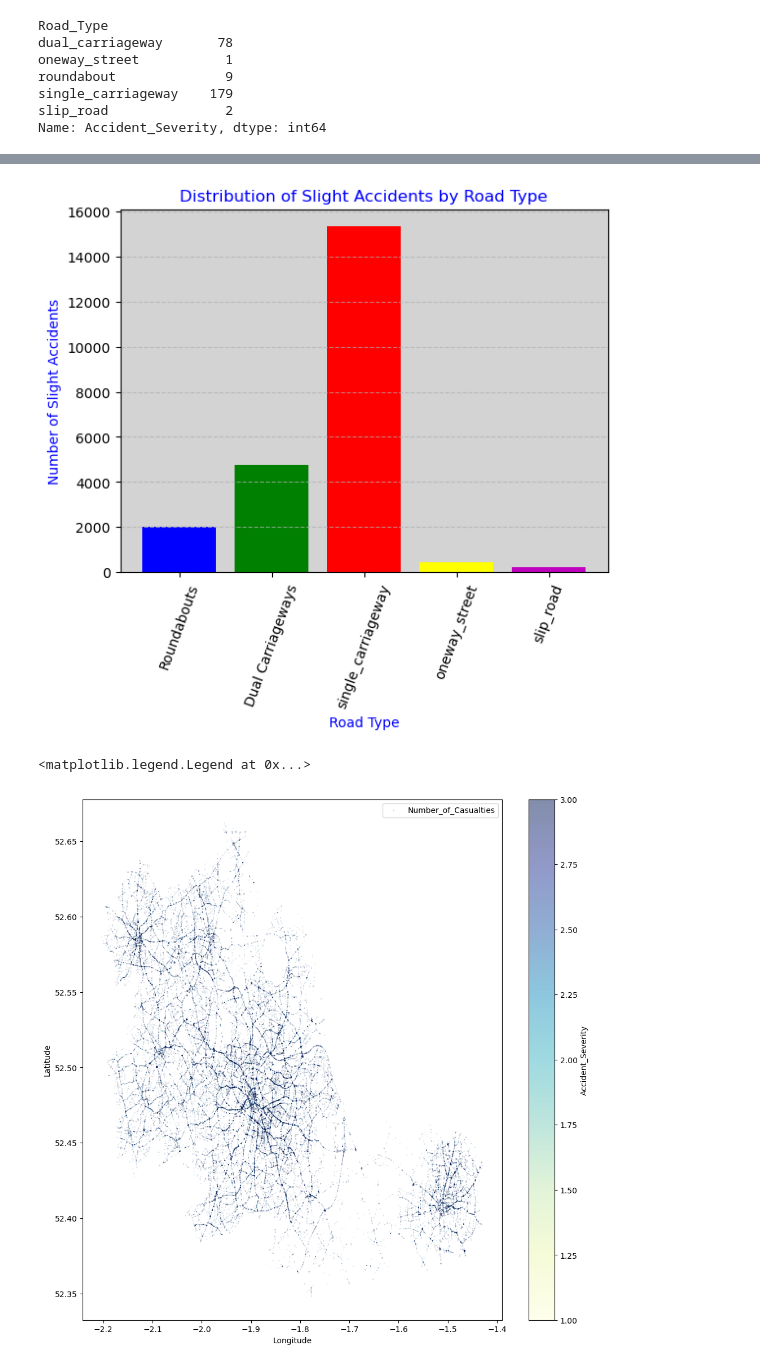
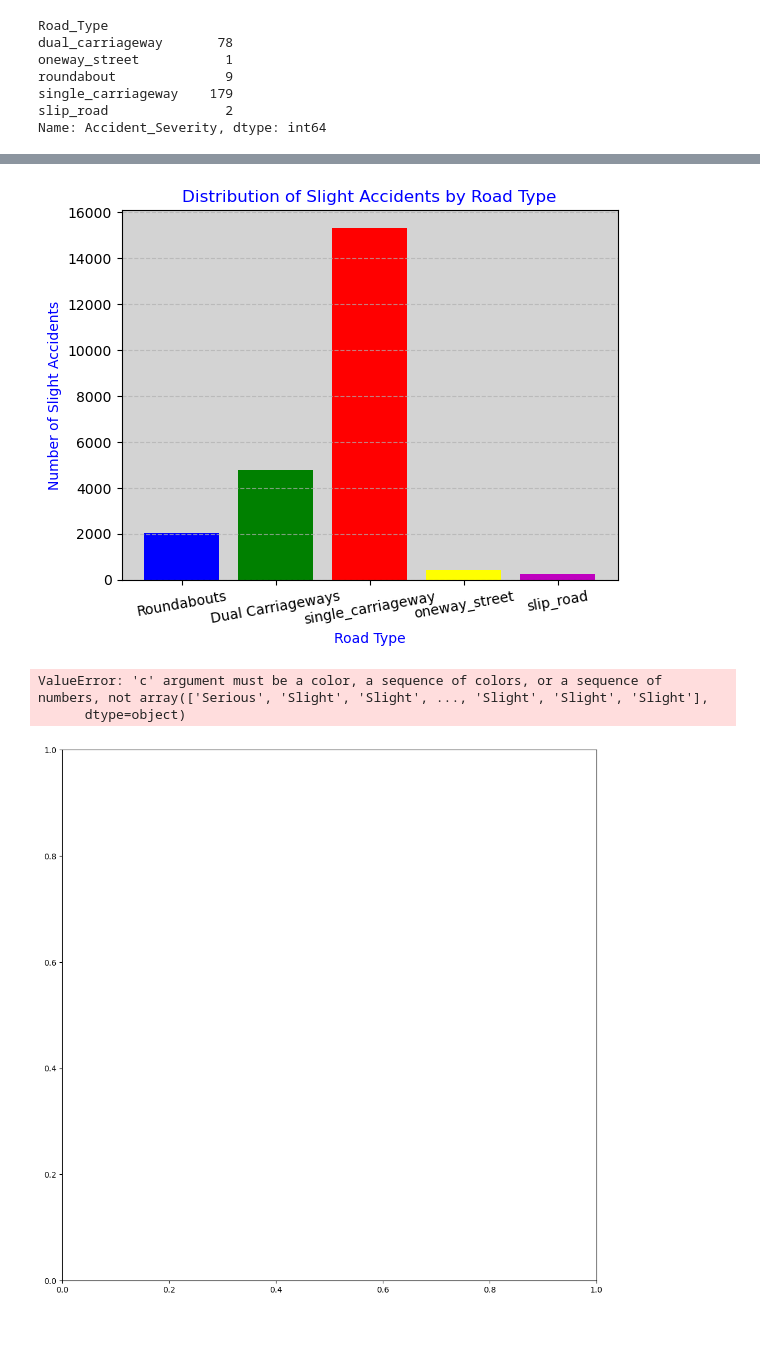
Before and after one commit to HabibR101/Project_1, a Jupyter notebook: maliha_notebook.ipynb, the cells around one changed output, grey strips where cells are left out. Drawn from its saved outputs; the diff is of its cells as text; code cells hidden in the pictures; blank space fills up the shorter version.

```diff
--- a/maliha_notebook.ipynb
+++ b/maliha_notebook.ipynb
@@ -80,3 +79,9 @@ accident_uk_df
 | 68309 | 181835 | 201420Z500244 | -1.871192 | 52.509054 | 3 | 2 | ... |
 | 68310 | 181839 | 201420Z625594 | -1.879600 | 52.505556 | 3 | 2 | ... |
 68311 rows × 56 columns
+# %%
+severity_mapping = {1: 'Fatal', 2: 'Serious', 3: 'Slight'}
+
+# Apply the mapping using replace()
+accident_uk_df['Accident_Severity'] =accident_uk_df['Accident_Severity'].replace(severity_mapping)
+accident_uk_df
@@ -396,7 +481,7 @@ plt.bar(x_labels, y_values, color=['blue', 'green','red','yellow','m'])
 plt.xlabel('Road Type', color='blue')
 plt.ylabel('Number of Slight Accidents', color='blue')
 plt.title('Distribution of Slight Accidents by Road Type', color='blue')
-plt.xticks(rotation=70)
+plt.xticks(rotation=10)
 
 #Set grid
 plt.grid(True, axis='y', linestyle='--', alpha=0.7)
@@ -408,14 +493,14 @@ plt.savefig("maliha_image/barchart_Slight.png")
 # Show the chart
 plt.show()
 # %% [output]
-[figure, old version]
+[figure, new version]
 # %%
 accident_uk_df.plot(kind = "scatter", x = "Longitude", y = "Latitude", alpha = 0.5,
              s = accident_uk_df["Number_of_Casualties"]/100, label = "Number_of_Casualties", figsize=(12,12),
-             c = "Accident_Severity", cmap = plt.get_cmap("YlGnBu"), colorbar= True
-             )
+             c = "Accident_Severity", cmap = plt.get_cmap("YlGnBu"), colorbar= True)
 plt.savefig("maliha_image/scatter.png")
 plt.legend()
 # %% [output]
-<matplotlib.legend.Legend at 0x...>
+ValueError: 'c' argument must be a color, a sequence of colors, or a sequence of numbers, not array(['Serious', 'Slight', 'Slight', ..., 'Slight', 'Slight', 'Slight'],
+      dtype=object)
-[figure, old version]
+[figure, new version]
```
Also changed, not shown: parts of 14 cells of this notebook, 9 other files.
